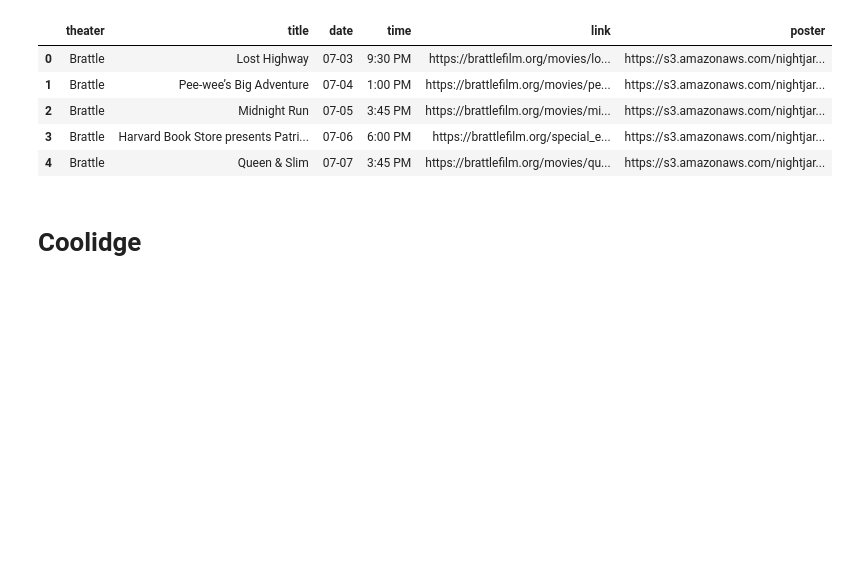
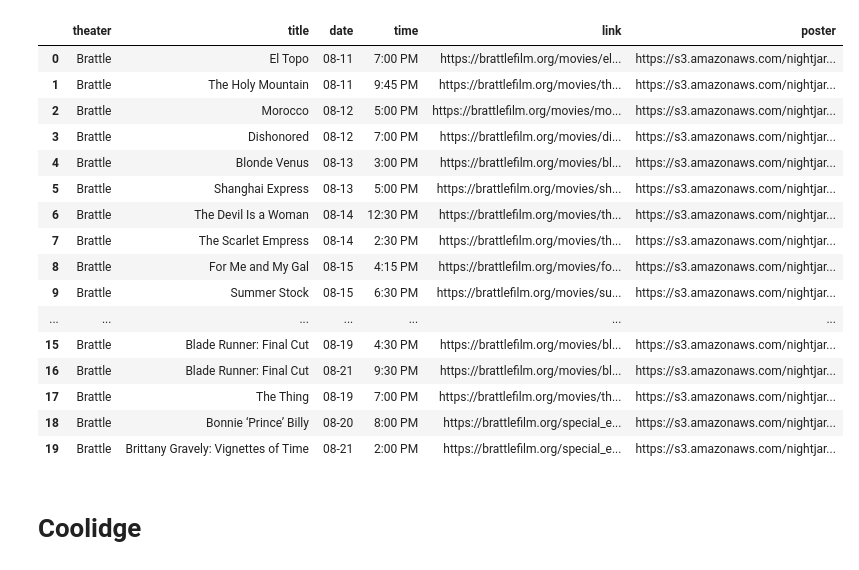
Before and after one commit to cgumb/movie_showtimes, a Jupyter notebook: scraping.ipynb, the cells around one changed output. Saved outputs shown, nothing was run; the diff lists cells and outputs as text; code cells hidden in the pictures; blank space fills up the shorter version.

```diff
--- a/scraping.ipynb
+++ b/scraping.ipynb
@@ -41,10 +28,0 @@ brattle_df.to_csv('data/brattle.csv', index=False)
-# %%
-brattle_df = pd.read_csv('data/brattle.csv')
-brattle_df.head()
-# %% [output]
-|  | theater | title | date | time | link | poster |
-| 0 | Brattle | Lost Highway | 07-03 | 9:30 PM | https://brattlefilm.org/movies/lo... | https://s3.amazonaws.com/nightjar... |
-| 1 | Brattle | Pee-wee’s Big Adventure | 07-04 | 1:00 PM | https://brattlefilm.org/movies/pe... | https://s3.amazonaws.com/nightjar... |
-| 2 | Brattle | Midnight Run | 07-05 | 3:45 PM | https://brattlefilm.org/movies/mi... | https://s3.amazonaws.com/nightjar... |
-| 3 | Brattle | Harvard Book Store presents Patri... | 07-06 | 6:00 PM | https://brattlefilm.org/special_e... | https://s3.amazonaws.com/nightjar... |
-| 4 | Brattle | Queen & Slim | 07-07 | 3:45 PM | https://brattlefilm.org/movies/qu... | https://s3.amazonaws.com/nightjar... |
@@ -51,3 +39,24 @@ brattle_df.head()
+# %%
+brattle_df = pd.read_csv('data/brattle.csv')
+brattle_df.head(20)
+# %% [output]
+|  | theater | title | date | time | link | poster |
+| 0 | Brattle | El Topo | 08-11 | 7:00 PM | https://brattlefilm.org/movies/el... | https://s3.amazonaws.com/nightjar... |
+| 1 | Brattle | The Holy Mountain | 08-11 | 9:45 PM | https://brattlefilm.org/movies/th... | https://s3.amazonaws.com/nightjar... |
+| 2 | Brattle | Morocco | 08-12 | 5:00 PM | https://brattlefilm.org/movies/mo... | https://s3.amazonaws.com/nightjar... |
+| 3 | Brattle | Dishonored | 08-12 | 7:00 PM | https://brattlefilm.org/movies/di... | https://s3.amazonaws.com/nightjar... |
+| 4 | Brattle | Blonde Venus | 08-13 | 3:00 PM | https://brattlefilm.org/movies/bl... | https://s3.amazonaws.com/nightjar... |
+| 5 | Brattle | Shanghai Express | 08-13 | 5:00 PM | https://brattlefilm.org/movies/sh... | https://s3.amazonaws.com/nightjar... |
+| 6 | Brattle | The Devil Is a Woman | 08-14 | 12:30 PM | https://brattlefilm.org/movies/th... | https://s3.amazonaws.com/nightjar... |
+| 7 | Brattle | The Scarlet Empress | 08-14 | 2:30 PM | https://brattlefilm.org/movies/th... | https://s3.amazonaws.com/nightjar... |
+| 8 | Brattle | For Me and My Gal | 08-15 | 4:15 PM | https://brattlefilm.org/movies/fo... | https://s3.amazonaws.com/nightjar... |
+| 9 | Brattle | Summer Stock | 08-15 | 6:30 PM | https://brattlefilm.org/movies/su... | https://s3.amazonaws.com/nightjar... |
+| ... | ... | ... | ... | ... | ... | ... |
+| 15 | Brattle | Blade Runner: Final Cut | 08-19 | 4:30 PM | https://brattlefilm.org/movies/bl... | https://s3.amazonaws.com/nightjar... |
+| 16 | Brattle | Blade Runner: Final Cut | 08-21 | 9:30 PM | https://brattlefilm.org/movies/bl... | https://s3.amazonaws.com/nightjar... |
+| 17 | Brattle | The Thing | 08-19 | 7:00 PM | https://brattlefilm.org/movies/th... | https://s3.amazonaws.com/nightjar... |
+| 18 | Brattle | Bonnie ‘Prince’ Billy | 08-20 | 8:00 PM | https://brattlefilm.org/special_e... | https://s3.amazonaws.com/nightjar... |
+| 19 | Brattle | Brittany Gravely: Vignettes of Time | 08-21 | 2:00 PM | https://brattlefilm.org/special_e... | https://s3.amazonaws.com/nightjar... |
 # %% [markdown]
 # Coolidge
 # %%
```
Also changed, not shown: parts of 21 cells of this notebook, 5 other files.
